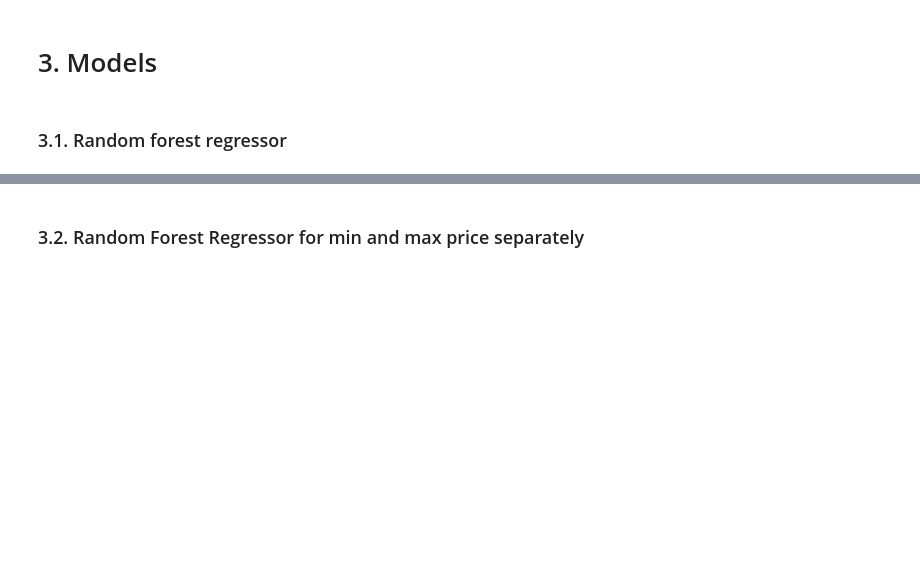
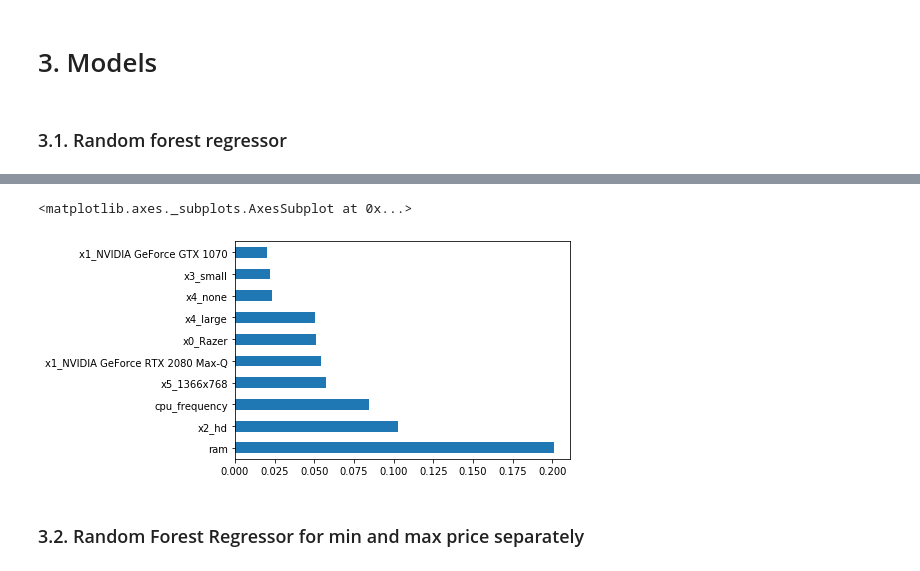
Before and after one commit to BrutishGuy/AAForB_Assignment2, a Jupyter notebook: code/Arnaud/Models.ipynb, the cells around one changed output, grey strips where cells are left out. Cells and saved outputs as stored; diff of their text form; code cells hidden in the pictures; blank space fills up the shorter version.

```diff
--- a/code/Arnaud/Models.ipynb
+++ b/code/Arnaud/Models.ipynb
@@ -121,3 +184,10 @@ Absolute mean square error on test set: 96.08405249903794
+# %%
+# Post processing (feature importance)
+feat_importances = pd.Series(rfr.feature_importances_, index=X_val.columns)
+feat_importances.nlargest(10).plot(kind='barh')
+# %% [output]
+<matplotlib.axes._subplots.AxesSubplot at 0x...>
+[figure, added]
 # %% [markdown]
 ### 3.2. Random Forest Regressor for min and max price separately
 # %%
```
Also changed, not shown: parts of 20 cells of this notebook.
